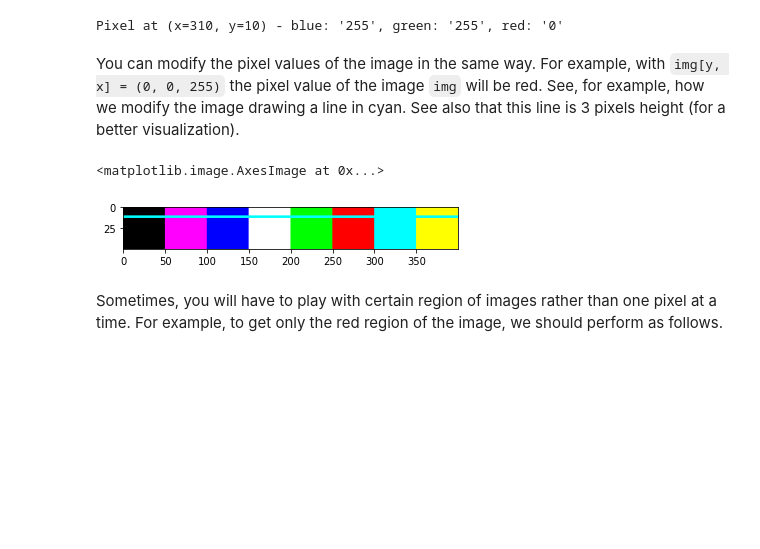
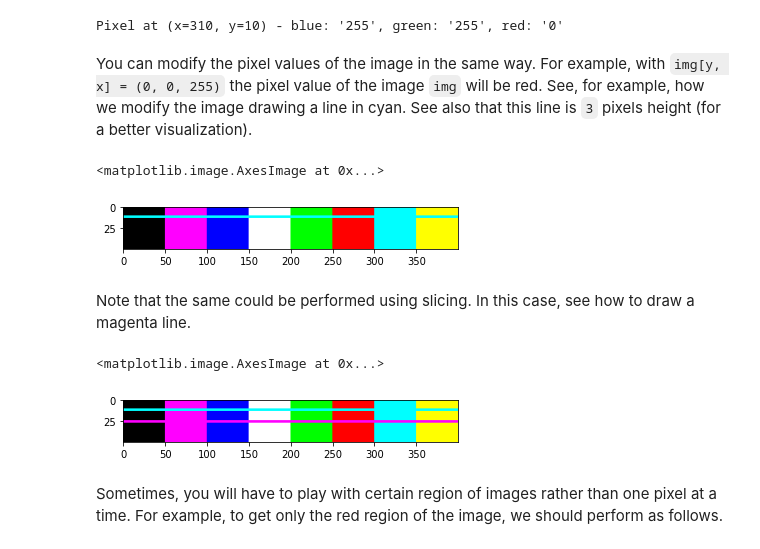
Before and after one commit to albertofernandezvillan/computer-vision-and-deep-learning-course, a Jupyter notebook: basic_image_treatment_with_opencv.ipynb, the cells around one changed output. Saved outputs shown, nothing was run; the diff lists cells and outputs as text; code cells hidden in the pictures; blank space fills up the shorter version.

```diff
--- a/basic_image_treatment_with_opencv.ipynb
+++ b/basic_image_treatment_with_opencv.ipynb
@@ -115,7 +117,7 @@ print("Pixel at (x=310, y=10) - blue: '{}', green: '{}', red: '{}'".format(b, g,
 # %% [output]
 Pixel at (x=310, y=10) - blue: '255', green: '255', red: '0'
 # %% [markdown]
-You can modify the pixel values of the image in the same way. For example, with `img[y, x] = (0, 0, 255)` the pixel value of the image `img` will be red. See, for example, how we modify the image drawing a line in cyan. See also that this line is 3 pixels height (for a better visualization).
+You can modify the pixel values of the image in the same way. For example, with `img[y, x] = (0, 0, 255)` the pixel value of the image `img` will be red. See, for example, how we modify the image drawing a line in cyan. See also that this line is `3` pixels height (for a better visualization).
 # %%
 for i in range(color_img.shape[1]):
   color_img[10, i] = (255, 255, 0)
@@ -128,6 +130,17 @@ plt.imshow(color_img[:, :, ::-1])
 # %% [output]
 <matplotlib.image.AxesImage at 0x...>
 [figure]
+# %% [markdown]
+Note that the same could be performed using slicing. In this case, see how to draw a magenta line.
+# %%
+from matplotlib import pyplot as plt
+
+color_img[24:27, 0:] = (255, 0, 255)
+
+plt.imshow(color_img[:, :, ::-1])
+# %% [output]
+<matplotlib.image.AxesImage at 0x...>
+[figure, added]
 # %% [markdown]
 Sometimes, you will have to play with certain region of images rather than one pixel at a time. For example, to get only the red region of the image, we should perform as follows.
 # %%
```
Also changed, not shown: parts of 13 cells of this notebook.
